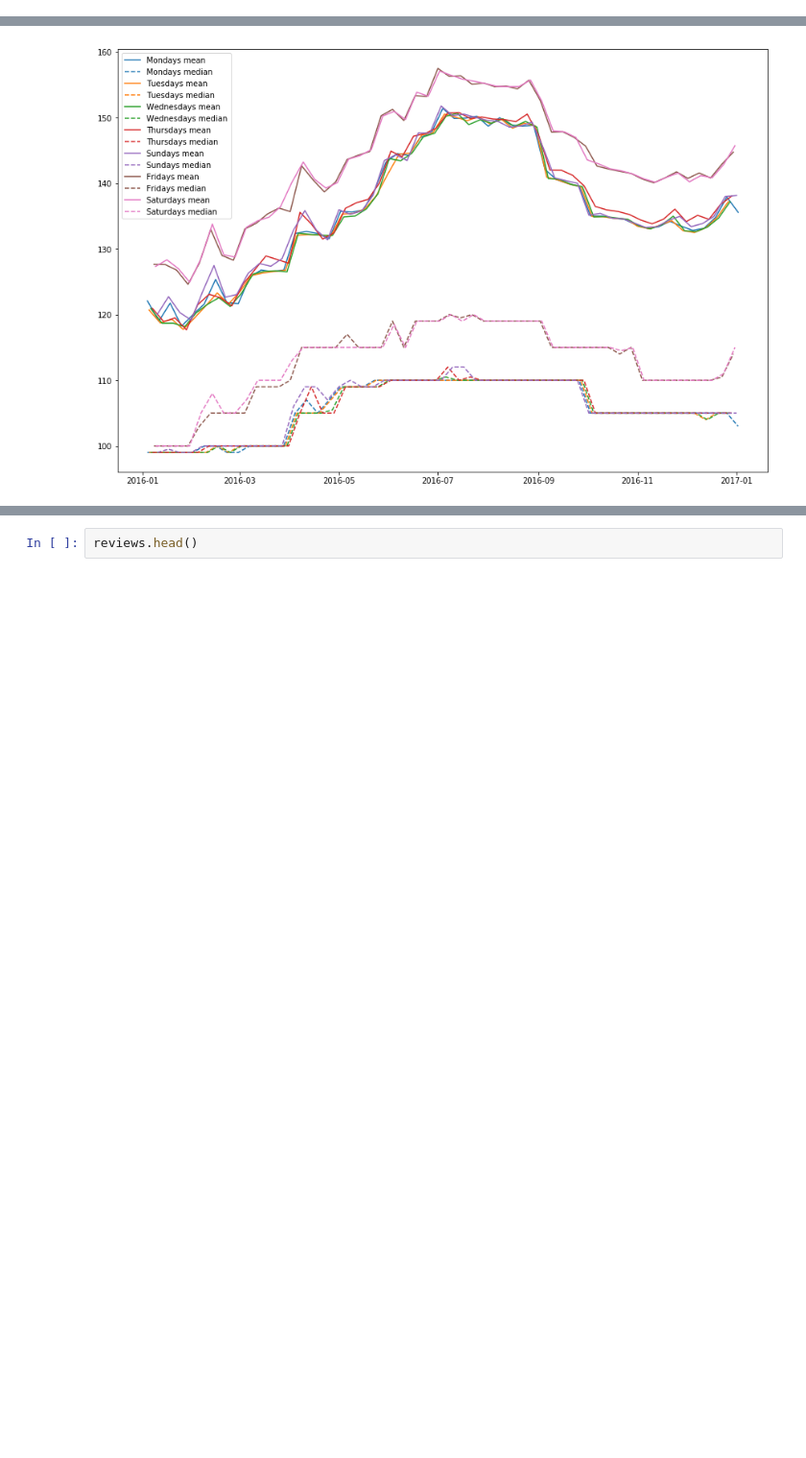
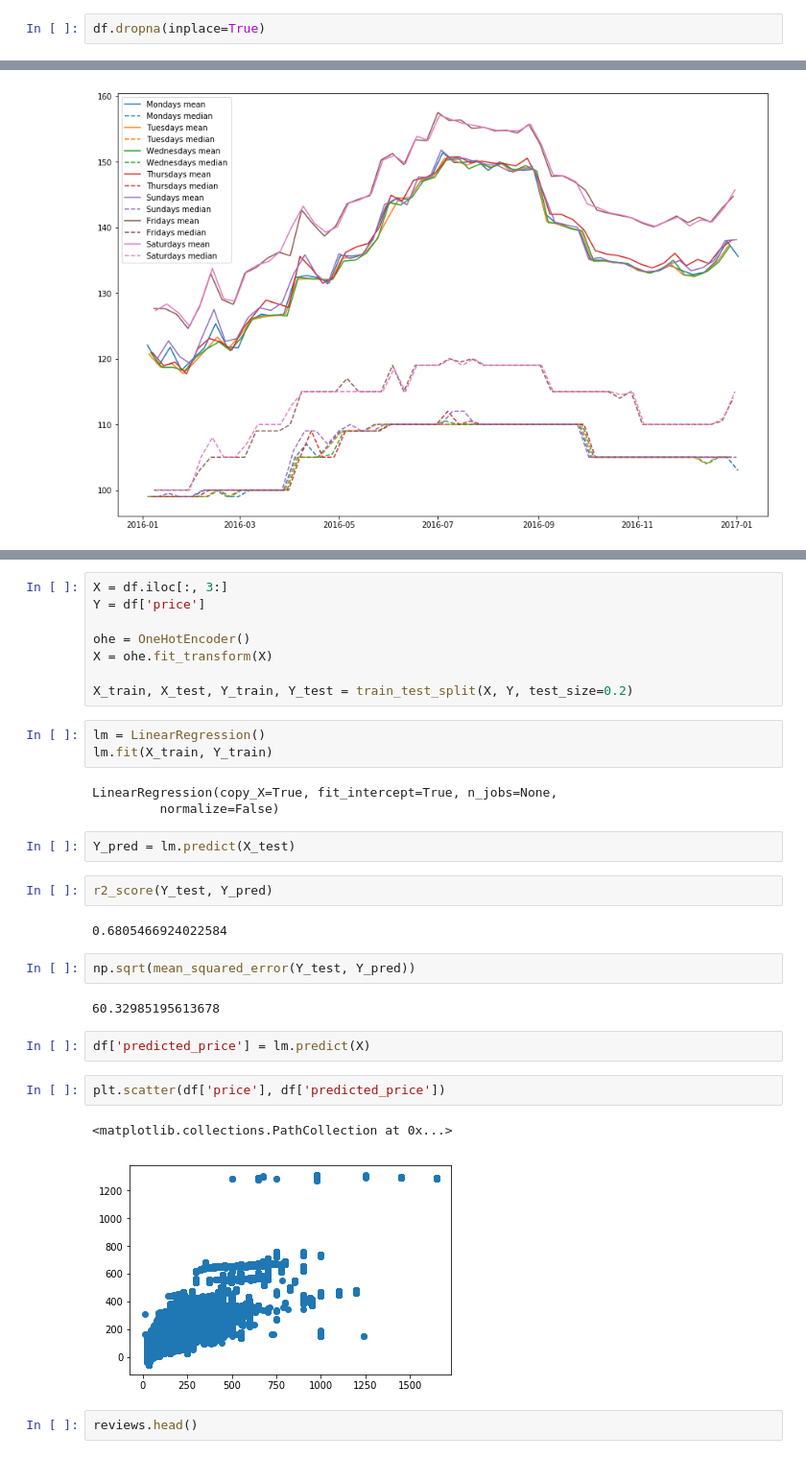
Before and after one commit to rubengura/SeattleAirBnBAnalysis, a Jupyter notebook: Udacity Data Science Nanodegree P1T2.ipynb, the cells around one changed output, grey strips where cells are left out. Shown at 96% size. Drawn from its saved outputs; the diff is of its cells as text; blank space fills up the shorter version.

Commit message:
model: Linear Regression applied. 68% of variability explained.

```diff
--- a/Udacity Data Science Nanodegree P1T2.ipynb
+++ b/Udacity Data Science Nanodegree P1T2.ipynb
@@ -127,3 +175,5 @@ listings_reviews.columns = ['id', 'review_scores_rating', 'review_scores_accurac
+# %%
+df.dropna(inplace=True)
 # %% [markdown]
 ## Data Visualization
 # %%
@@ -237,3 +235,34 @@ len(ml_data['zipcode'].unique())
+# %%
+X = df.iloc[:, 3:]
+Y = df['price']
+
+ohe = OneHotEncoder()
+X = ohe.fit_transform(X)
+
+X_train, X_test, Y_train, Y_test = train_test_split(X, Y, test_size=0.2)
+# %%
+lm = LinearRegression()
+lm.fit(X_train, Y_train)
+# %% [output]
+LinearRegression(copy_X=True, fit_intercept=True, n_jobs=None,
+         normalize=False)
+# %%
+Y_pred = lm.predict(X_test)
+# %%
+r2_score(Y_test, Y_pred)
+# %% [output]
+0.6805466924022584
+# %%
+np.sqrt(mean_squared_error(Y_test, Y_pred))
+# %% [output]
+60.32985195613678
+# %%
+df['predicted_price'] = lm.predict(X)
+# %%
+plt.scatter(df['price'], df['predicted_price'])
+# %% [output]
+<matplotlib.collections.PathCollection at 0x...>
+[figure, added]
 # %%
 reviews.head()
 # %% [output]
```
Also changed, not shown: parts of 22 cells of this notebook.
